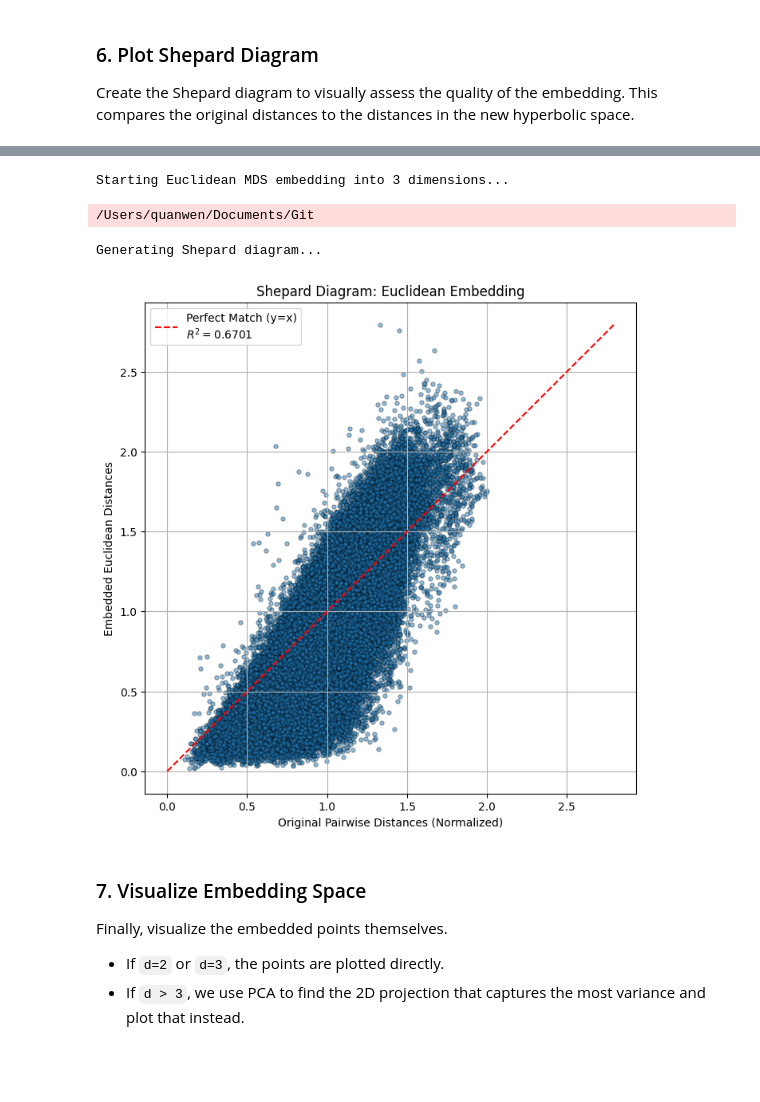
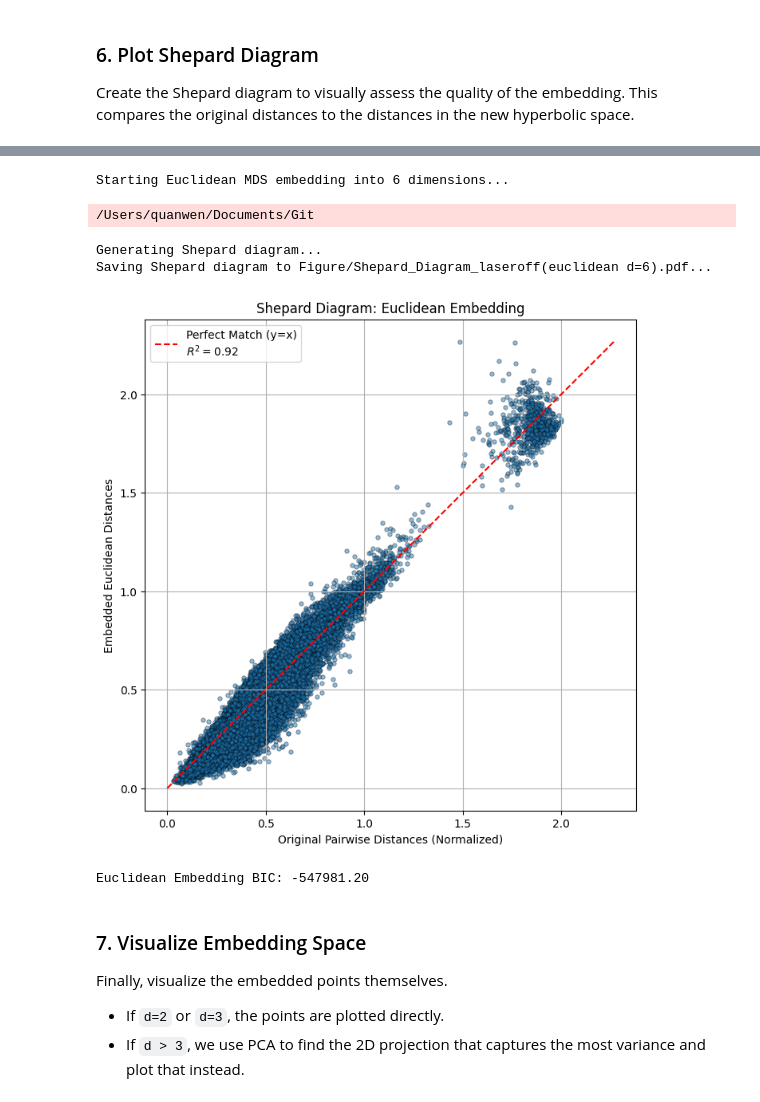
Before and after one commit to wenquan/BayesianHMDS, a Jupyter notebook: analysis_notebook.ipynb, the cells around one changed output, grey strips where cells are left out. Drawn from its saved outputs; the diff is of its cells as text; code cells hidden in the pictures; blank space fills up the shorter version.

```diff
--- a/analysis_notebook.ipynb
+++ b/analysis_notebook.ipynb
@@ -94,12 +104,18 @@ curvature λ: 6.957091479141608
 # %%
 euclidean_results = run_euclidean_embedding(distance_matrix, embedding_dim)
-plot_shepard_diagram(euclidean_results['dmat'], euclidean_results['emb_mat'],
-                                 title="Shepard Diagram: Euclidean Embedding")
 # %% [output]
-Starting Euclidean MDS embedding into 3 dimensions...
+Starting Euclidean MDS embedding into 6 dimensions...
 /Users/quanwen/Documents/Git
-Generating Shepard diagram...
-[figure, removed]
+# %%
+if 'euclidean_results' in locals():
+    plot_shepard_diagram(euclidean_results['dmat'], euclidean_results['emb_mat'],
+                                 title="Shepard Diagram: Euclidean Embedding", output_file='Figure/Shepard_Diagram_laseron(euclidean d=6).pdf')
+    print(f"Euclidean Embedding BIC: {euclidean_results['bic']:.2f}")
+# %% [output]
+Generating Shepard diagram...
+Saving Shepard diagram to Figure/Shepard_Diagram_laseroff(euclidean d=6).pdf...
+[figure, added]
+Euclidean Embedding BIC: -547981.20
 # %% [markdown]
 ### 7. Visualize Embedding Space
 
```
Also changed, not shown: parts of 6 cells of this notebook, 7 other files.
